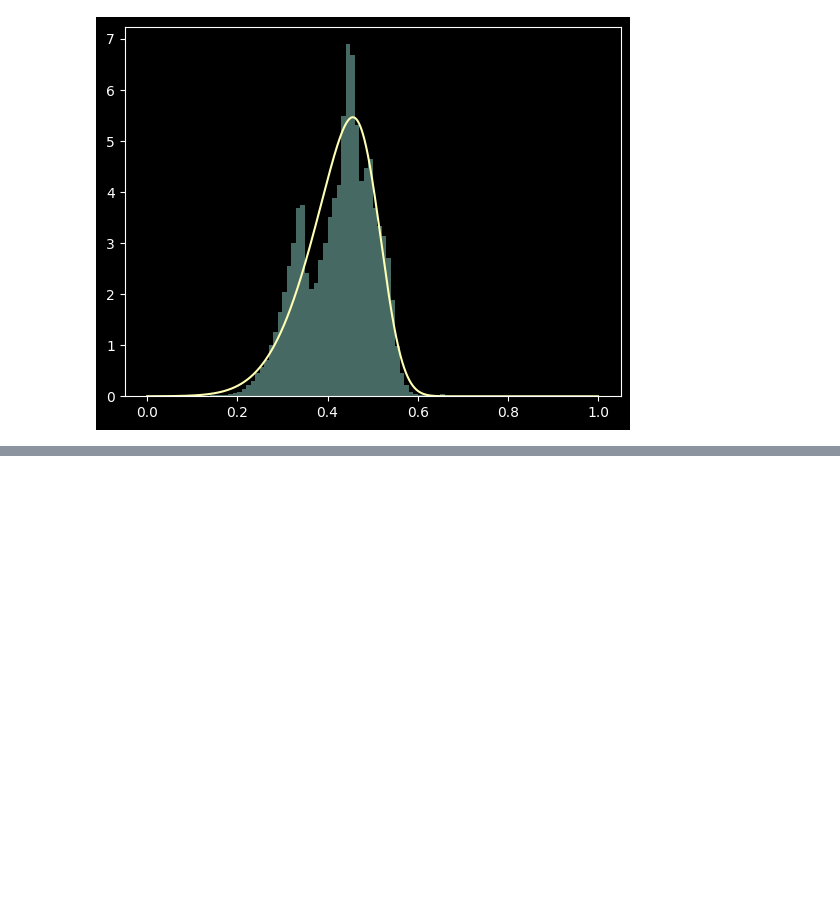
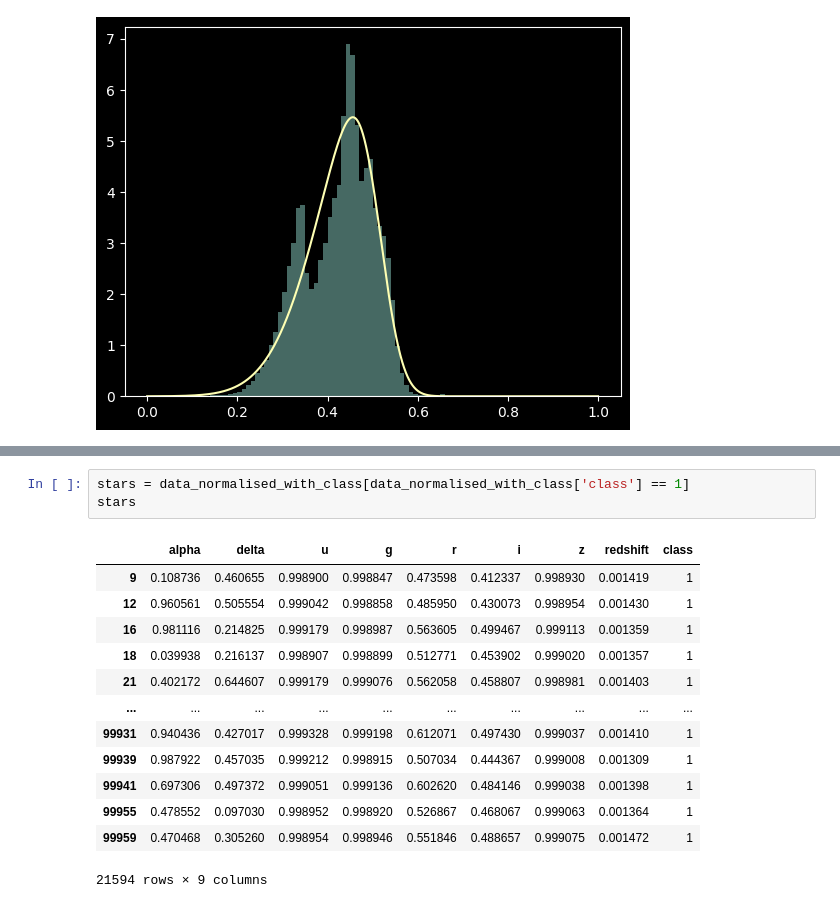
Before and after one commit to jimmybunter01/Data-Science-and-Machine-Learning, a Jupyter notebook: Stellar_Classification/stellar_classification_notebook.ipynb, the cells around one changed output, grey strips where cells are left out. Drawn from its saved outputs; the diff is of its cells as text; blank space fills up the shorter version.

```diff
--- a/Stellar_Classification/stellar_classification_notebook.ipynb
+++ b/Stellar_Classification/stellar_classification_notebook.ipynb
@@ -272,0 +294,17 @@ fit_skew_norm_to_data(data_normalised['i'], gen_values)
+# %%
+stars = data_normalised_with_class[data_normalised_with_class['class'] == 1]
+stars
+# %% [output]
+|  | alpha | delta | u | g | r | i | z | redshift | class |
+| 9 | 0.108736 | 0.460655 | 0.998900 | 0.998847 | 0.473598 | 0.412337 | 0.998930 | 0.001419 | 1 |
+| 12 | 0.960561 | 0.505554 | 0.999042 | 0.998858 | 0.485950 | 0.430073 | 0.998954 | 0.001430 | 1 |
+| 16 | 0.981116 | 0.214825 | 0.999179 | 0.998987 | 0.563605 | 0.499467 | 0.999113 | 0.001359 | 1 |
+| 18 | 0.039938 | 0.216137 | 0.998907 | 0.998899 | 0.512771 | 0.453902 | 0.999020 | 0.001357 | 1 |
+| 21 | 0.402172 | 0.644607 | 0.999179 | 0.999076 | 0.562058 | 0.458807 | 0.998981 | 0.001403 | 1 |
+| ... | ... | ... | ... | ... | ... | ... | ... | ... | ... |
+| 99931 | 0.940436 | 0.427017 | 0.999328 | 0.999198 | 0.612071 | 0.497430 | 0.999037 | 0.001410 | 1 |
+| 99939 | 0.987922 | 0.457035 | 0.999212 | 0.998915 | 0.507034 | 0.444367 | 0.999008 | 0.001309 | 1 |
+| 99941 | 0.697306 | 0.497372 | 0.999051 | 0.999136 | 0.602620 | 0.484146 | 0.999038 | 0.001398 | 1 |
+| 99955 | 0.478552 | 0.097030 | 0.998952 | 0.998920 | 0.526867 | 0.468067 | 0.999063 | 0.001364 | 1 |
+| 99959 | 0.470468 | 0.305260 | 0.998954 | 0.998946 | 0.551846 | 0.488657 | 0.999075 | 0.001472 | 1 |
+21594 rows × 9 columns
```
Also changed, not shown: parts of 6 cells of this notebook, 6 other files.
